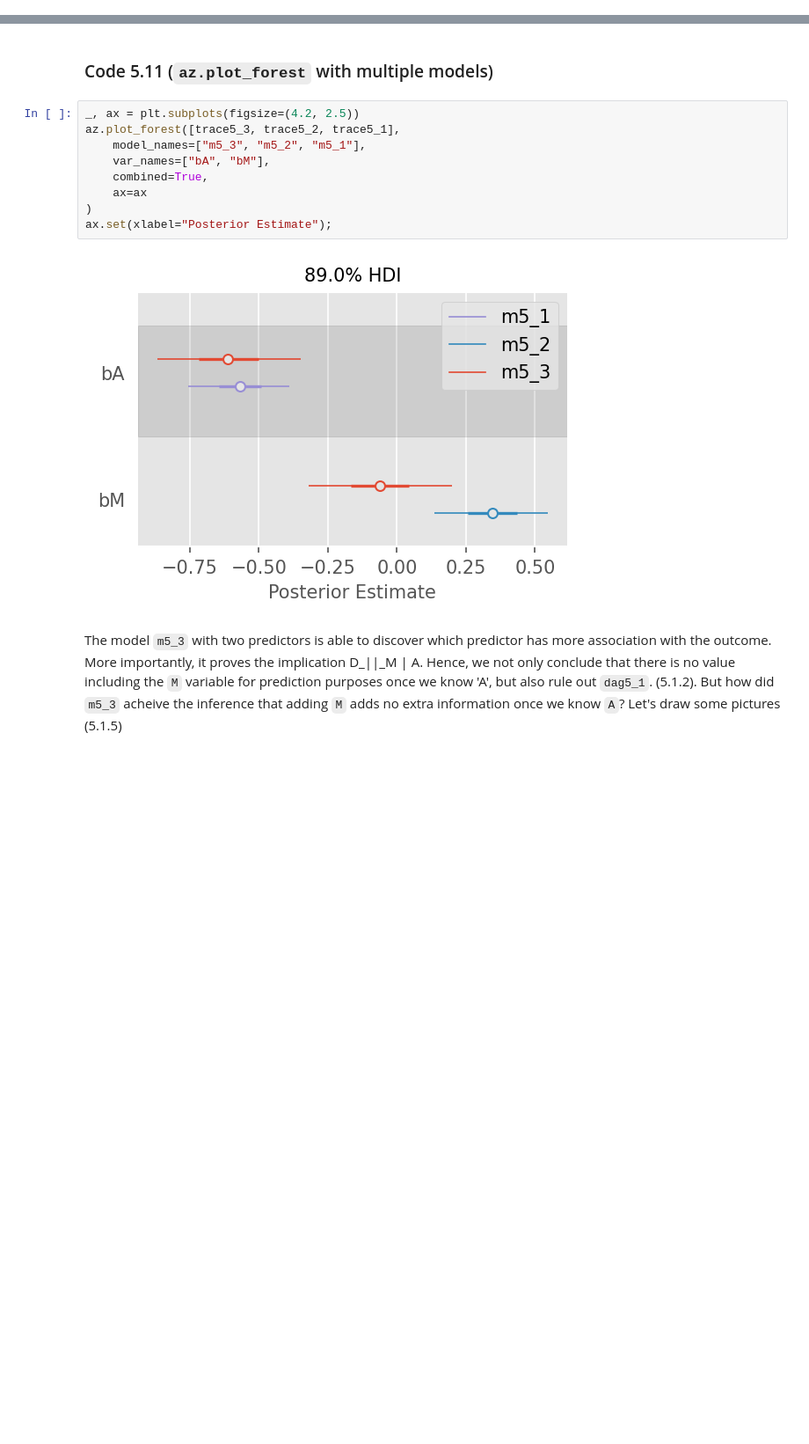
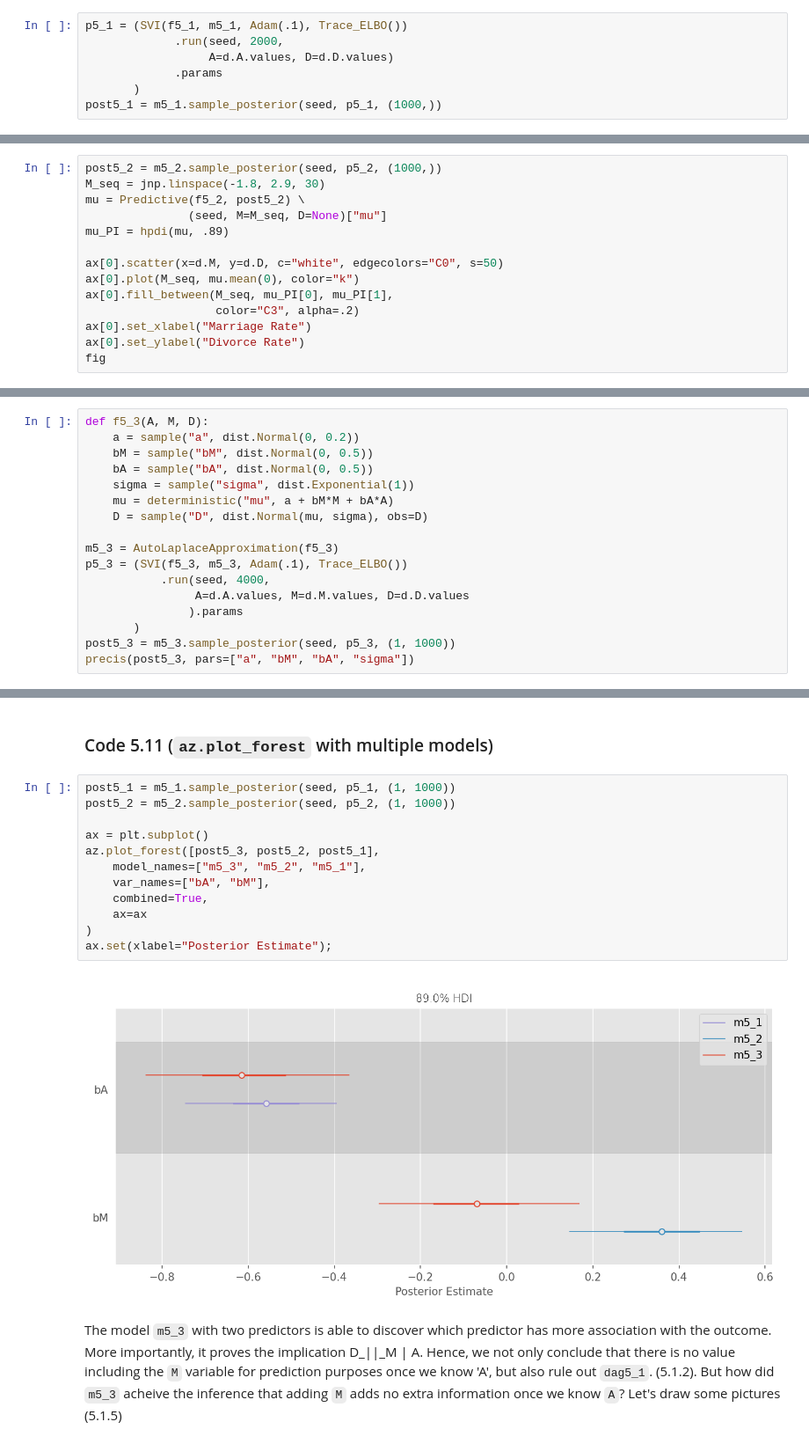
Before and after one commit to jaredxfeng/rethinking, a Jupyter notebook: notebooks-chapter/05-waffles.ipynb, the cells around one changed output, grey strips where cells are left out. Shown at 88% size. Cells and saved outputs as stored; diff of their text form; blank space fills up the shorter version.

```diff
--- a/notebooks-chapter/05-waffles.ipynb
+++ b/notebooks-chapter/05-waffles.ipynb
@@ -116,3 +140,10 @@ ax.set_ylabel("Divorce Rate (std)");
 Figure 5.3: Plausible reglines implied by priors in `m5_1`.
 # %% [markdown]
 ### Code 5.5 (`m5_1` ppd and mean ppd plot)
+# %%
+p5_1 = (SVI(f5_1, m5_1, Adam(.1), Trace_ELBO())
+             .run(seed, 2000,
+                  A=d.A.values, D=d.D.values)
+             .params
+       )
+post5_1 = m5_1.sample_posterior(seed, p5_1, (1000,))
@@ -173,0 +200,14 @@ Sampling: []
+# %%
+post5_2 = m5_2.sample_posterior(seed, p5_2, (1000,))
+M_seq = jnp.linspace(-1.8, 2.9, 30)
+mu = Predictive(f5_2, post5_2) \
+               (seed, M=M_seq, D=None)["mu"]
+mu_PI = hpdi(mu, .89)
+
+ax[0].scatter(x=d.M, y=d.D, c="white", edgecolors="C0", s=50)
+ax[0].plot(M_seq, mu.mean(0), color="k")
+ax[0].fill_between(M_seq, mu_PI[0], mu_PI[1],
+                   color="C3", alpha=.2)
+ax[0].set_xlabel("Marriage Rate")
+ax[0].set_ylabel("Divorce Rate")
+fig
@@ -215,3 +257,20 @@ Given a graphical model, return the implied conditional independencies via `dagi
 # %% [markdown]
 ### Code 5.10 (`m5_3`)
 Modeling `D ~ A + M`
+# %%
+def f5_3(A, M, D):
+    a = sample("a", dist.Normal(0, 0.2))
+    bM = sample("bM", dist.Normal(0, 0.5))
+    bA = sample("bA", dist.Normal(0, 0.5))
+    sigma = sample("sigma", dist.Exponential(1))
+    mu = deterministic("mu", a + bM*M + bA*A)
+    D = sample("D", dist.Normal(mu, sigma), obs=D)
+
+m5_3 = AutoLaplaceApproximation(f5_3)
+p5_3 = (SVI(f5_3, m5_3, Adam(.1), Trace_ELBO())
+           .run(seed, 4000,
+                A=d.A.values, M=d.M.values, D=d.D.values
+               ).params
+       )
+post5_3 = m5_3.sample_posterior(seed, p5_3, (1, 1000))
+precis(post5_3, pars=["a", "bM", "bA", "sigma"])
@@ -240,16 +295,19 @@ Sampling 4 chains for 1_000 tune and 1_000 draw iterations (4_000 + 4_000 draws
 # %% [markdown]
 ### Code 5.11 (`az.plot_forest` with multiple models)
 # %%
-_, ax = plt.subplots(figsize=(4.2, 2.5))
-az.plot_forest([trace5_3, trace5_2, trace5_1],
+post5_1 = m5_1.sample_posterior(seed, p5_1, (1, 1000))
+post5_2 = m5_2.sample_posterior(seed, p5_2, (1, 1000))
+
+ax = plt.subplot()
+az.plot_forest([post5_3, post5_2, post5_1],
     model_names=["m5_3", "m5_2", "m5_1"],
     var_names=["bA", "bM"],
     combined=True,
     ax=ax
 )
 ax.set(xlabel="Posterior Estimate");
 # %% [output]
-[figure, old version]
+[figure, new version]
 # %% [markdown]
 The model `m5_3` with two predictors is able to discover which predictor has more association with the outcome. More importantly, it proves the implication D_||_M | A. Hence, we not only conclude that there is no value including the `M` variable for prediction purposes once we know 'A', but also rule out `dag5_1`. (5.1.2). But how did `m5_3` acheive the inference that adding `M` adds no extra information once we know `A`? Let's draw some pictures (5.1.5)
 # %% [markdown]
```
Also changed, not shown: parts of 93 cells of this notebook, 4 other files.
